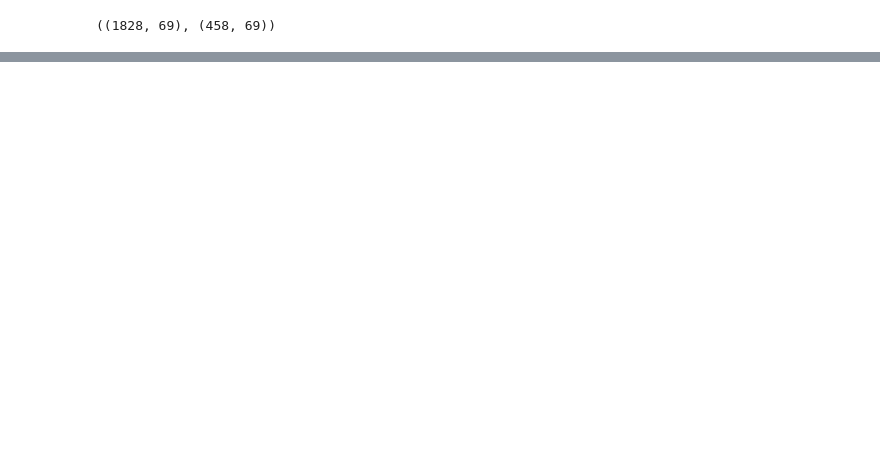
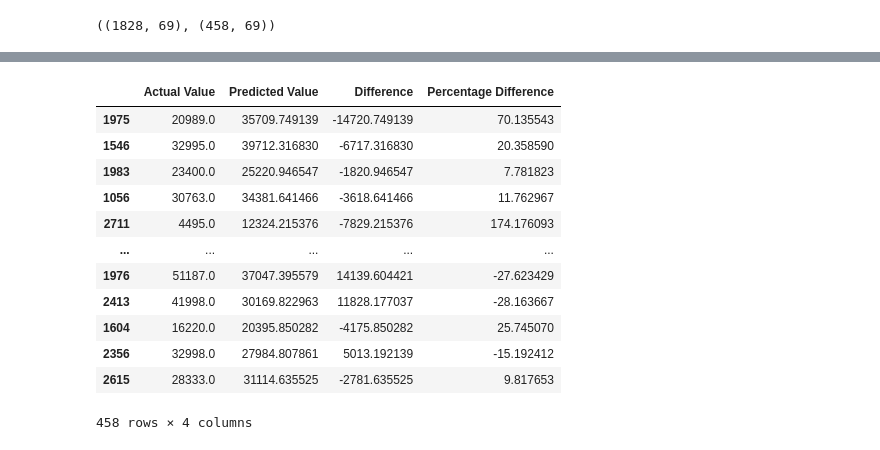
Before and after one commit to Manuel17410/End-to-End-Used-Car-Prediction-Website-with-Deployment-in-Azure-, a Jupyter notebook: Dataset/Exploratory_Data_Analysis.ipynb, the cells around one changed output, grey strips where cells are left out. Cells and saved outputs as stored; diff of their text form; code cells hidden in the pictures; blank space fills up the shorter version.

```diff
--- a/Dataset/Exploratory_Data_Analysis.ipynb
+++ b/Dataset/Exploratory_Data_Analysis.ipynb
@@ -1632,0 +729,29 @@ pd.DataFrame(list(zip(model_list, r2_list)), columns=['Model Name', 'R2_Score'])
+# %%
+import pandas as pd
+
+# Assuming y_test and y_pred are already defined
+pred_df = pd.DataFrame({
+    'Actual Value': y_test,
+    'Predicted Value': y_pred,
+    'Difference': y_test - y_pred,
+})
+
+# Calculate the percentage difference
+pred_df['Percentage Difference'] = ((pred_df['Predicted Value'] - pred_df['Actual Value']) / pred_df['Actual Value']) * 100
+
+# Display the DataFrame
+pred_df
+# %% [output]
+|  | Actual Value | Predicted Value | Difference | Percentage Difference |
+| 1975 | 20989.0 | 35709.749139 | -14720.749139 | 70.135543 |
+| 1546 | 32995.0 | 39712.316830 | -6717.316830 | 20.358590 |
+| 1983 | 23400.0 | 25220.946547 | -1820.946547 | 7.781823 |
+| 1056 | 30763.0 | 34381.641466 | -3618.641466 | 11.762967 |
+| 2711 | 4495.0 | 12324.215376 | -7829.215376 | 174.176093 |
+| ... | ... | ... | ... | ... |
+| 1976 | 51187.0 | 37047.395579 | 14139.604421 | -27.623429 |
+| 2413 | 41998.0 | 30169.822963 | 11828.177037 | -28.163667 |
+| 1604 | 16220.0 | 20395.850282 | -4175.850282 | 25.745070 |
+| 2356 | 32998.0 | 27984.807861 | 5013.192139 | -15.192412 |
+| 2615 | 28333.0 | 31114.635525 | -2781.635525 | 9.817653 |
+458 rows × 4 columns
```
Also changed, not shown: parts of 92 cells of this notebook, 6 other files.
